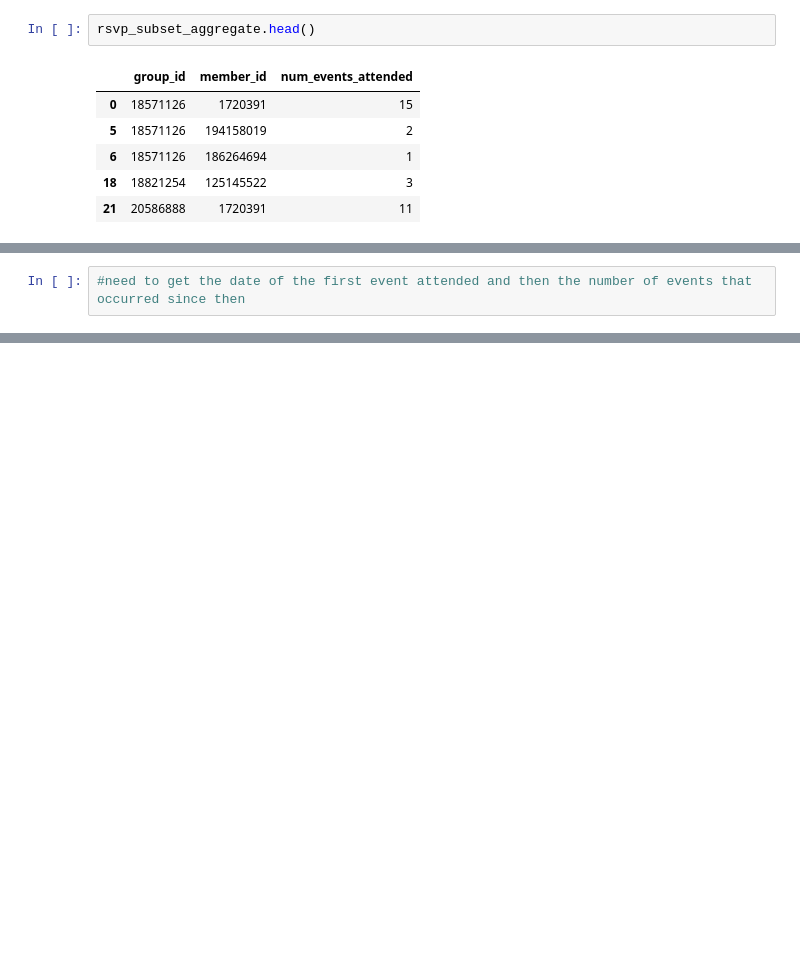
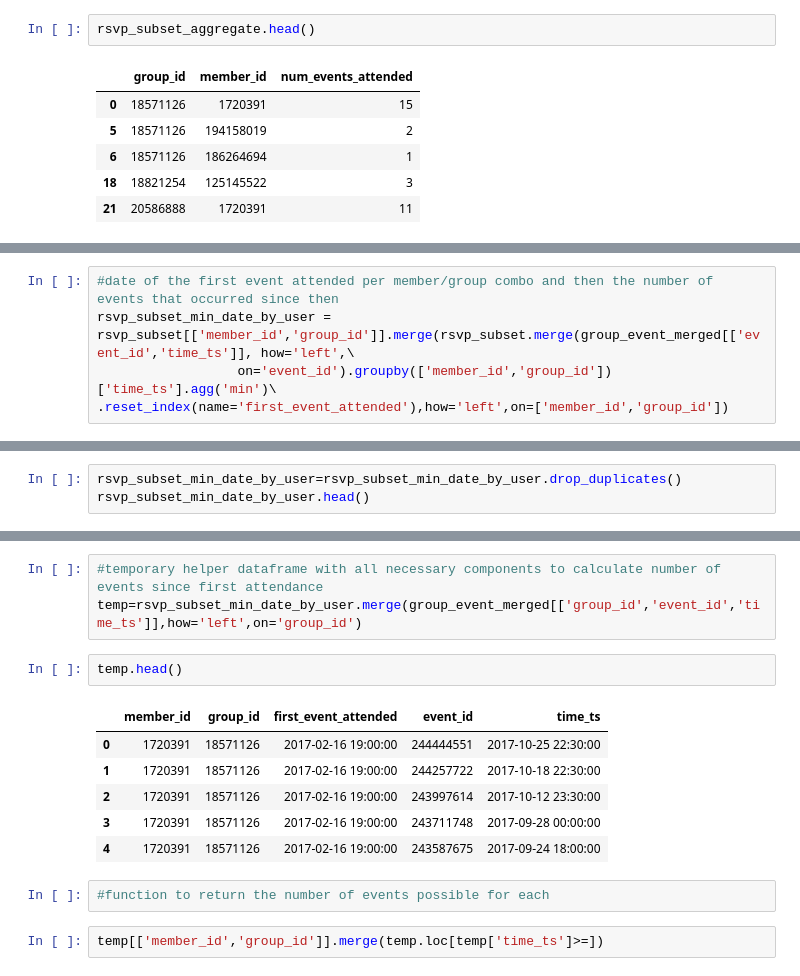
Before and after one commit to jamesreno2/python_project_eda, a Jupyter notebook: Python_project_eda.ipynb, the cells around one changed output, grey strips where cells are left out. Cells and saved outputs as stored; diff of their text form; blank space fills up the shorter version.

```diff
--- a/Python_project_eda.ipynb
+++ b/Python_project_eda.ipynb
@@ -607,2 +648,5 @@ rsvp_subset_aggregate.groupby('category_name')['num_events_attended'].agg('mean'
 # %%
-#need to get the date of the first event attended and then the number of events that occurred since then
+#date of the first event attended per member/group combo and then the number of events that occurred since then
+rsvp_subset_min_date_by_user = rsvp_subset[['member_id','group_id']].merge(rsvp_subset.merge(group_event_merged[['event_id','time_ts']], how='left',\
+                  on='event_id').groupby(['member_id','group_id'])['time_ts'].agg('min')\
+.reset_index(name='first_event_attended'),how='left',on=['member_id','group_id'])
@@ -608,0 +657,3 @@ rsvp_subset_aggregate.groupby('category_name')['num_events_attended'].agg('mean'
+# %%
+rsvp_subset_min_date_by_user=rsvp_subset_min_date_by_user.drop_duplicates()
+rsvp_subset_min_date_by_user.head()
@@ -608,0 +667,16 @@ rsvp_subset_aggregate.groupby('category_name')['num_events_attended'].agg('mean'
+# %%
+#temporary helper dataframe with all necessary components to calculate number of events since first attendance
+temp=rsvp_subset_min_date_by_user.merge(group_event_merged[['group_id','event_id','time_ts']],how='left',on='group_id')
+# %%
+temp.head()
+# %% [output]
+|  | member_id | group_id | first_event_attended | event_id | time_ts |
+| 0 | 1720391 | 18571126 | 2017-02-16 19:00:00 | 244444551 | 2017-10-25 22:30:00 |
+| 1 | 1720391 | 18571126 | 2017-02-16 19:00:00 | 244257722 | 2017-10-18 22:30:00 |
+| 2 | 1720391 | 18571126 | 2017-02-16 19:00:00 | 243997614 | 2017-10-12 23:30:00 |
+| 3 | 1720391 | 18571126 | 2017-02-16 19:00:00 | 243711748 | 2017-09-28 00:00:00 |
+| 4 | 1720391 | 18571126 | 2017-02-16 19:00:00 | 243587675 | 2017-09-24 18:00:00 |
+# %%
+#function to return the number of events possible for each
+# %%
+temp[['member_id','group_id']].merge(temp.loc[temp['time_ts']>=])
```
Also changed, not shown: parts of 13 cells of this notebook.
